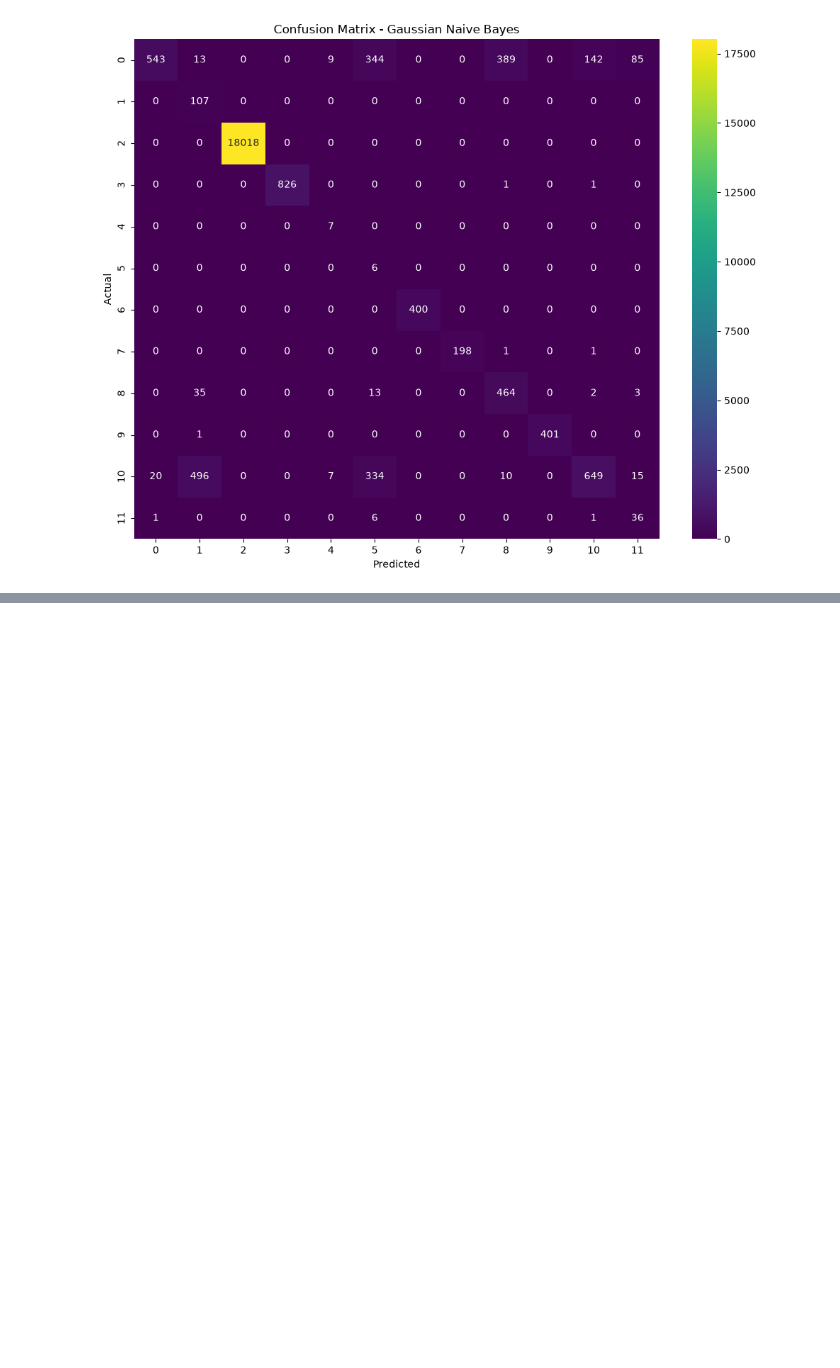
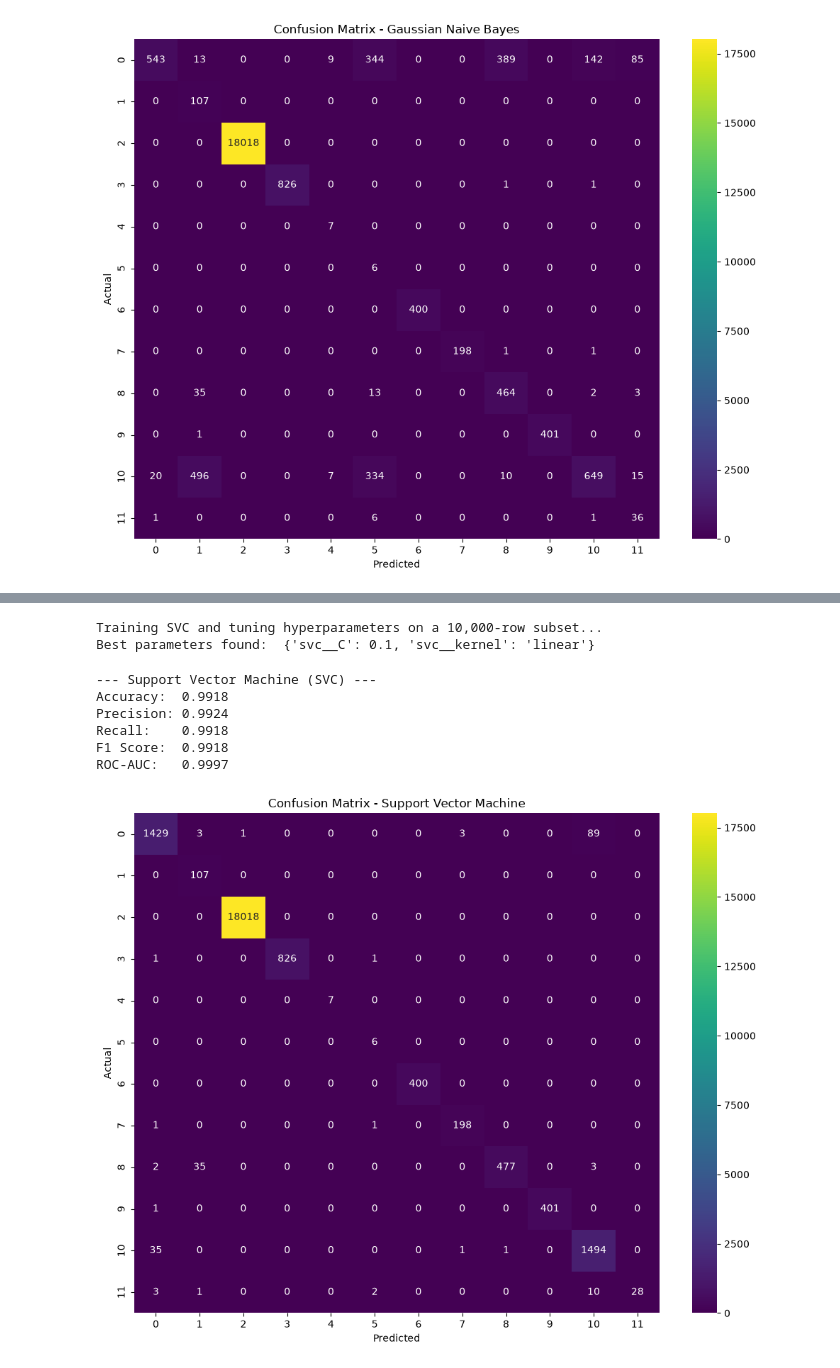
Before and after one commit to likhith1253/ML_Capstone, a Jupyter notebook: classification/classification.ipynb, the cells around one changed output, grey strips where cells are left out. Cells and saved outputs as stored; diff of their text form; code cells hidden in the pictures; blank space fills up the shorter version.

```diff
--- a/classification/classification.ipynb
+++ b/classification/classification.ipynb
@@ -211,0 +284,66 @@ plt.show()
+# %%
+from sklearn.svm import SVC
+from sklearn.pipeline import Pipeline
+from sklearn.preprocessing import StandardScaler
+from sklearn.model_selection import GridSearchCV
+from sklearn.utils import resample
+
+# 1. Scale features and initialize SVC
+# We set probability=True in order to calculate ROC-AUC for multiclass evaluation
+svm_pipeline = Pipeline([
+    ('scaler', StandardScaler()),
+    ('svc', SVC(probability=True, random_state=42))
+])
+
+# 2. Tune C and kernel
+param_grid_svc = {
+    'svc__C': [0.1, 1],
+    'svc__kernel': ['linear', 'rbf']
+}
+
+# Initialize Grid Search
+grid_search_svc = GridSearchCV(svm_pipeline, param_grid_svc, cv=3, scoring='accuracy', n_jobs=-1)
+
+# 3. Sub-sample the training data
+# SVM training scales quadratically. Training on 94k samples takes hours.
+# We sample 10,000 rows strategically to maintain accuracy while training in minutes.
+X_train_subset, y_train_subset = resample(X_train, y_train,
+                                          n_samples=10000,
+                                          random_state=42,
+                                          stratify=y_train)
+
+# Train the model on the subset
+print("Training SVC and tuning hyperparameters on a 10,000-row subset...")
+grid_search_svc.fit(X_train_subset, y_train_subset)
+
+print("Best parameters found: ", grid_search_svc.best_params_)
+best_svc_model = grid_search_svc.best_estimator_
+
+# Make predictions and get probabilities on the full test set
+y_pred_svc = best_svc_model.predict(X_test)
+y_pred_proba_svc = best_svc_model.predict_proba(X_test)
+# %% [output]
+Training SVC and tuning hyperparameters on a 10,000-row subset...
+Best parameters found:  {'svc__C': 0.1, 'svc__kernel': 'linear'}
+# %%
+# Evaluate SVM using the custom evaluation function
+metrics_svc = evaluate_model(y_test, y_pred_svc, y_pred_proba_svc, 'Support Vector Machine (SVC)')
+# %% [output]
+--- Support Vector Machine (SVC) ---
+Accuracy:  0.9918
+Precision: 0.9924
+Recall:    0.9918
+F1 Score:  0.9918
+ROC-AUC:   0.9997
+# %%
+# Plot confusion matrix for SVM
+plt.figure(figsize=(10, 8))
+cm_svc = confusion_matrix(y_test, y_pred_svc)
+sns.heatmap(cm_svc, annot=True, fmt='d', cmap='viridis')
+plt.title('Confusion Matrix - Support Vector Machine')
+plt.xlabel('Predicted')
+plt.ylabel('Actual')
+plt.tight_layout()
+plt.show()
+# %% [output]
+[figure, added]
```
Also changed, not shown: parts of 7 cells of this notebook.
